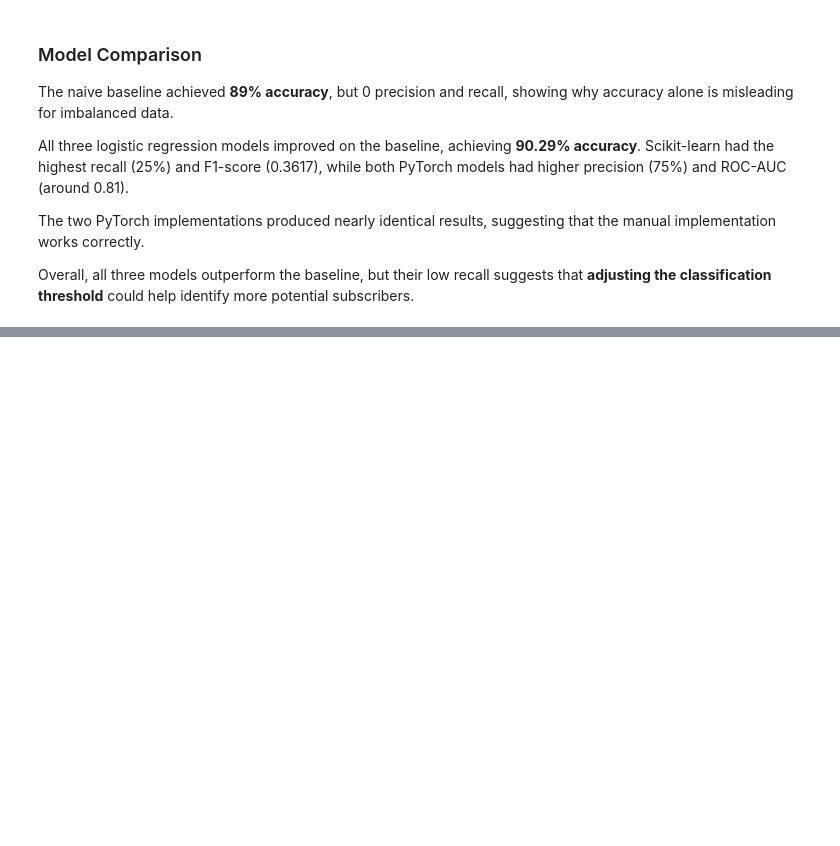
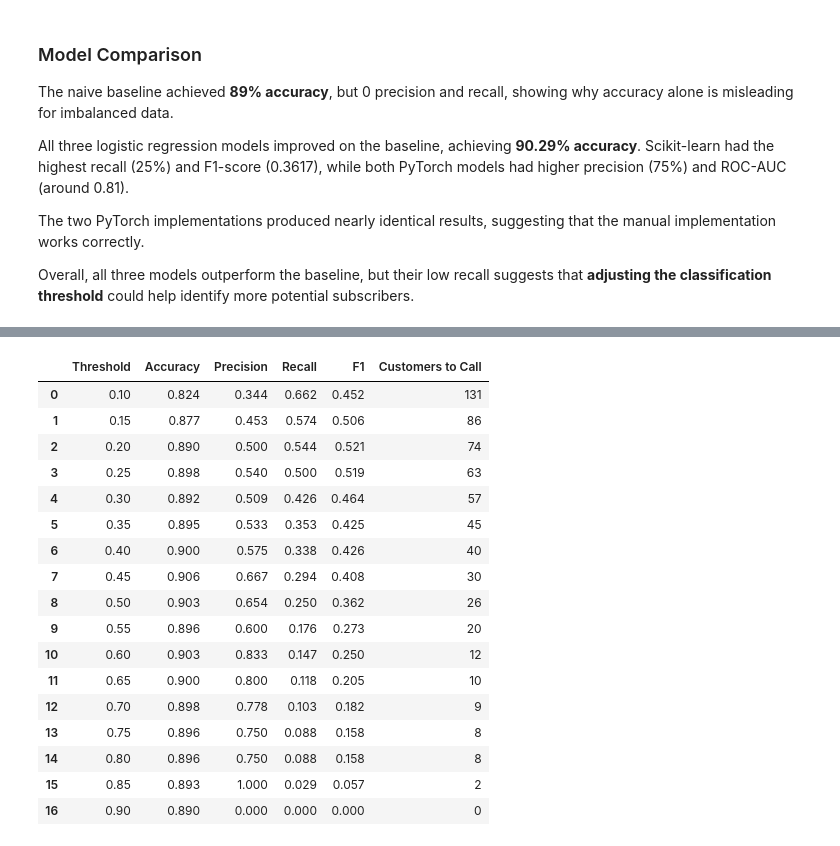
Before and after one commit to 94921234/daiist-assignment-1, a Jupyter notebook: train.ipynb, the cells around one changed output, grey strips where cells are left out. Saved outputs shown, nothing was run; the diff lists cells and outputs as text; code cells hidden in the pictures; blank space fills up the shorter version.

```diff
--- a/train.ipynb
+++ b/train.ipynb
@@ -857,0 +978,51 @@ Overall, all three models outperform the baseline, but their low recall suggests
+# %%
+from sklearn.metrics import (
+    accuracy_score, precision_score,
+    recall_score, f1_score
+)
+import pandas as pd
+import numpy as np
+
+thresholds = np.arange(0.10, 0.91, 0.05)
+
+threshold_results = []
+
+for threshold in thresholds:
+
+    predictions = (
+        sklearn_probabilities >= threshold
+    ).astype(int)
+
+    threshold_results.append({
+        "Threshold": round(threshold, 2),
+        "Accuracy": accuracy_score(y_val, predictions),
+        "Precision": precision_score(
+            y_val, predictions, zero_division=0
+        ),
+        "Recall": recall_score(y_val, predictions),
+        "F1": f1_score(y_val, predictions),
+        "Customers to Call": predictions.sum()
+    })
+
+threshold_df = pd.DataFrame(threshold_results)
+
+display(threshold_df.round(3))
+# %% [output]
+|  | Threshold | Accuracy | Precision | Recall | F1 | Customers to Call |
+| 0 | 0.10 | 0.824 | 0.344 | 0.662 | 0.452 | 131 |
+| 1 | 0.15 | 0.877 | 0.453 | 0.574 | 0.506 | 86 |
+| 2 | 0.20 | 0.890 | 0.500 | 0.544 | 0.521 | 74 |
+| 3 | 0.25 | 0.898 | 0.540 | 0.500 | 0.519 | 63 |
+| 4 | 0.30 | 0.892 | 0.509 | 0.426 | 0.464 | 57 |
+| 5 | 0.35 | 0.895 | 0.533 | 0.353 | 0.425 | 45 |
+| 6 | 0.40 | 0.900 | 0.575 | 0.338 | 0.426 | 40 |
+| 7 | 0.45 | 0.906 | 0.667 | 0.294 | 0.408 | 30 |
+| 8 | 0.50 | 0.903 | 0.654 | 0.250 | 0.362 | 26 |
+| 9 | 0.55 | 0.896 | 0.600 | 0.176 | 0.273 | 20 |
+| 10 | 0.60 | 0.903 | 0.833 | 0.147 | 0.250 | 12 |
+| 11 | 0.65 | 0.900 | 0.800 | 0.118 | 0.205 | 10 |
+| 12 | 0.70 | 0.898 | 0.778 | 0.103 | 0.182 | 9 |
+| 13 | 0.75 | 0.896 | 0.750 | 0.088 | 0.158 | 8 |
+| 14 | 0.80 | 0.896 | 0.750 | 0.088 | 0.158 | 8 |
+| 15 | 0.85 | 0.893 | 1.000 | 0.029 | 0.057 | 2 |
+| 16 | 0.90 | 0.890 | 0.000 | 0.000 | 0.000 | 0 |
```
Also changed, not shown: parts of 21 cells of this notebook.
